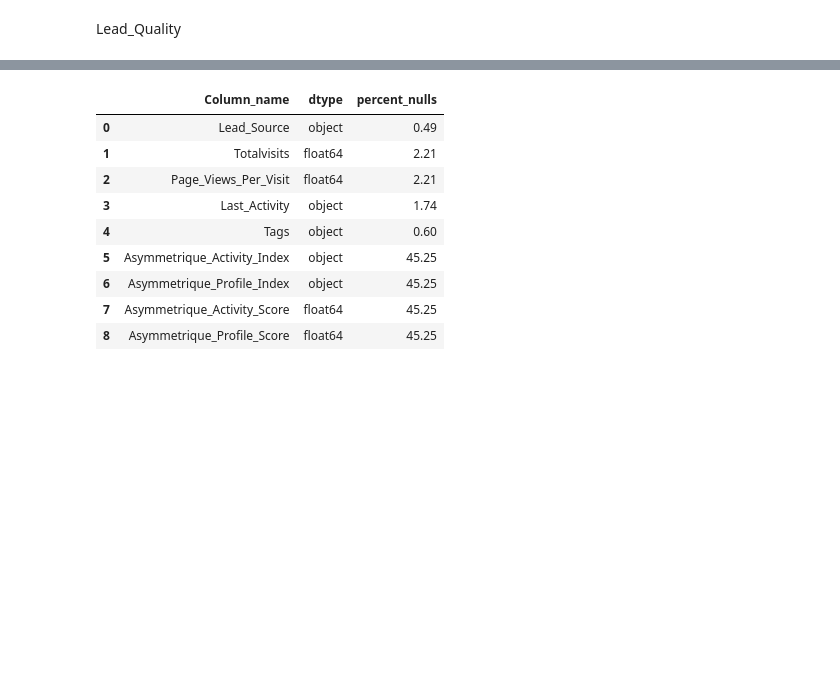
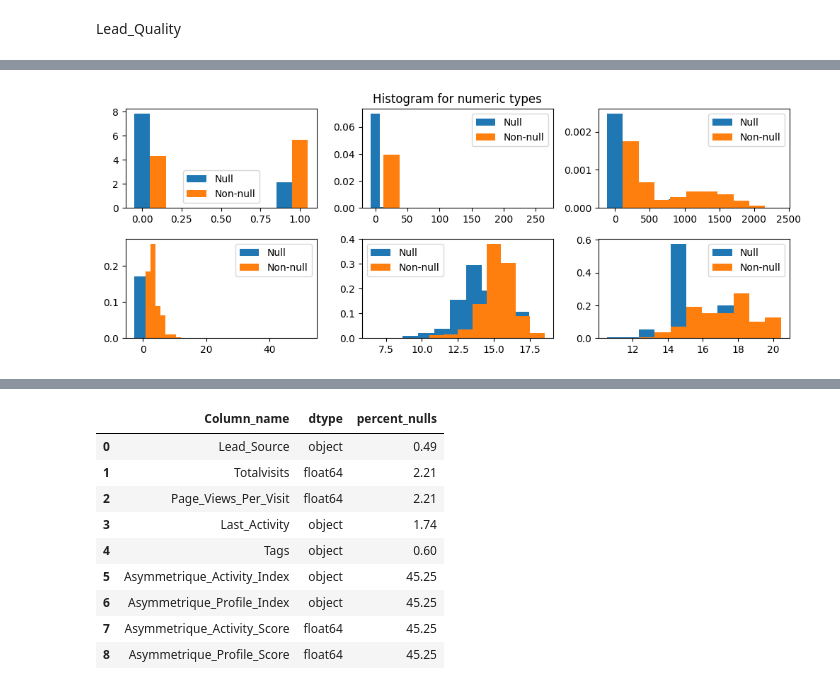
Before and after one commit to arni319/lead_scoring, a Jupyter notebook: lead_scoring_arnab.ipynb, the cells around one changed output, grey strips where cells are left out. Cells and saved outputs as stored; diff of their text form; code cells hidden in the pictures; blank space fills up the shorter version.

```diff
--- a/lead_scoring_arnab.ipynb
+++ b/lead_scoring_arnab.ipynb
@@ -81,3 +133,7 @@ ls.columns = [remove_stops(text, '_') for text in ls.columns]
 # Segregating columns as per dtypes
 cat_cols = ls.columns[ls.dtypes == 'O']
 num_cols = ls.columns[ls.dtypes != 'O']
+num_cols = num_cols.drop('Lead_Number')
+
+print(f'Category columns = {len(cat_cols)}')
+print(f'Numeric columns = {len(num_cols)}')
@@ -179,0 +222,7 @@ From business perspective Lead_Quality is an important feature that may indicate
+# %%
+df1 = ls[ls.Lead_Quality.isnull()]
+df2 = ls[~ls.Lead_Quality.isnull()]
+
+histogram_plots([df1, df2], num_cols, ['Null', 'Non-null'], [10, 4])
+# %% [output]
+[figure, added]
```
Also changed, not shown: parts of 26 cells of this notebook.
